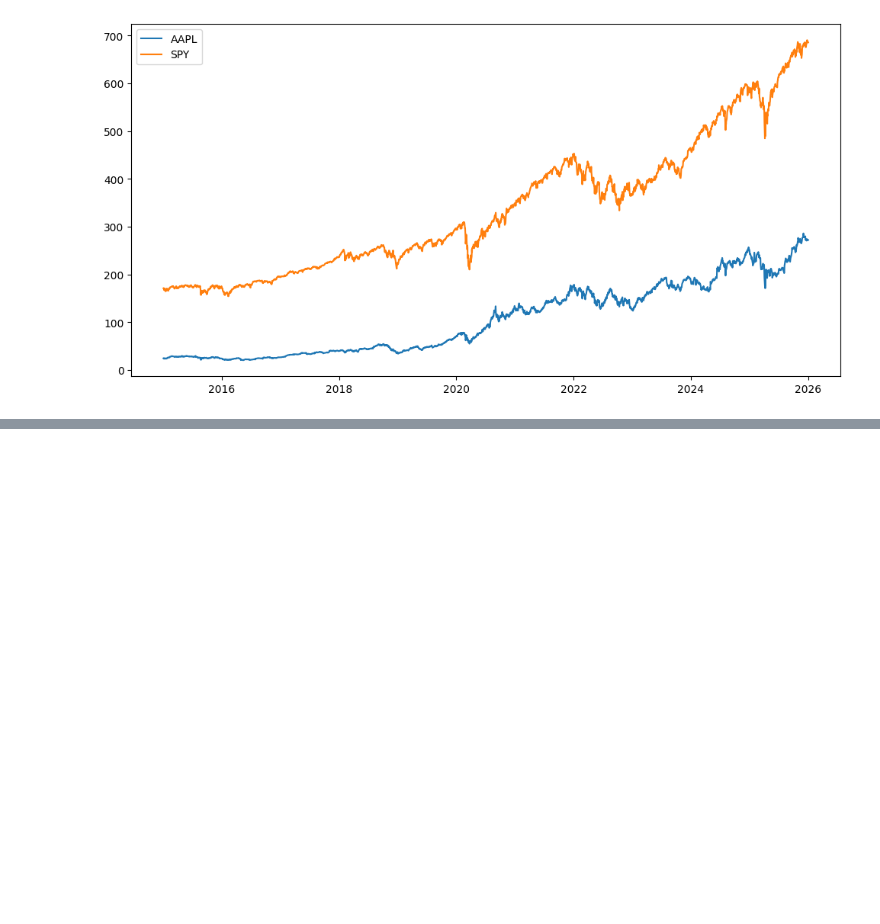
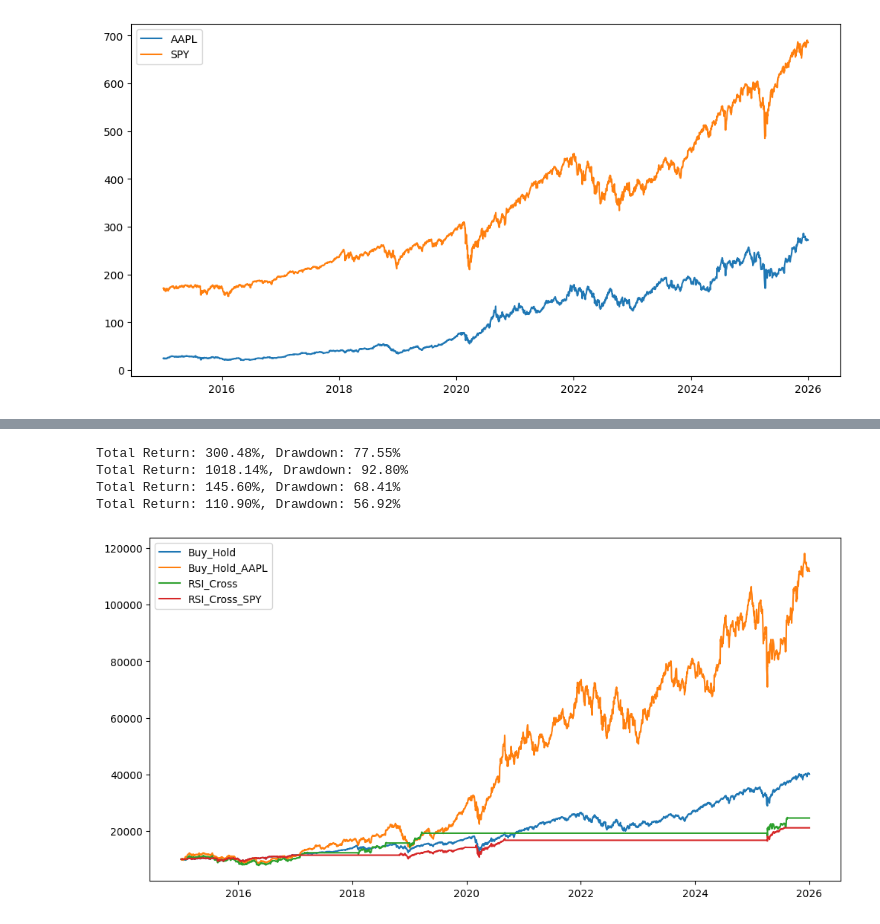
Before and after one commit to edf1247/backtester, a Jupyter notebook: src/main.ipynb, the cells around one changed output, grey strips where cells are left out. Drawn from its saved outputs; the diff is of its cells as text; code cells hidden in the pictures; blank space fills up the shorter version.

```diff
--- a/src/main.ipynb
+++ b/src/main.ipynb
@@ -108,0 +152,8 @@ See the caveats in the documentation: https://pandas.pydata.org/pandas-docs/stab
+# %%
+bt.run()
+# %% [output]
+Total Return: 300.48%, Drawdown: 77.55%
+Total Return: 1018.14%, Drawdown: 92.80%
+Total Return: 145.60%, Drawdown: 68.41%
+Total Return: 110.90%, Drawdown: 56.92%
+[figure, added]
```
Also changed, not shown: parts of 10 cells of this notebook, 1 other file.
